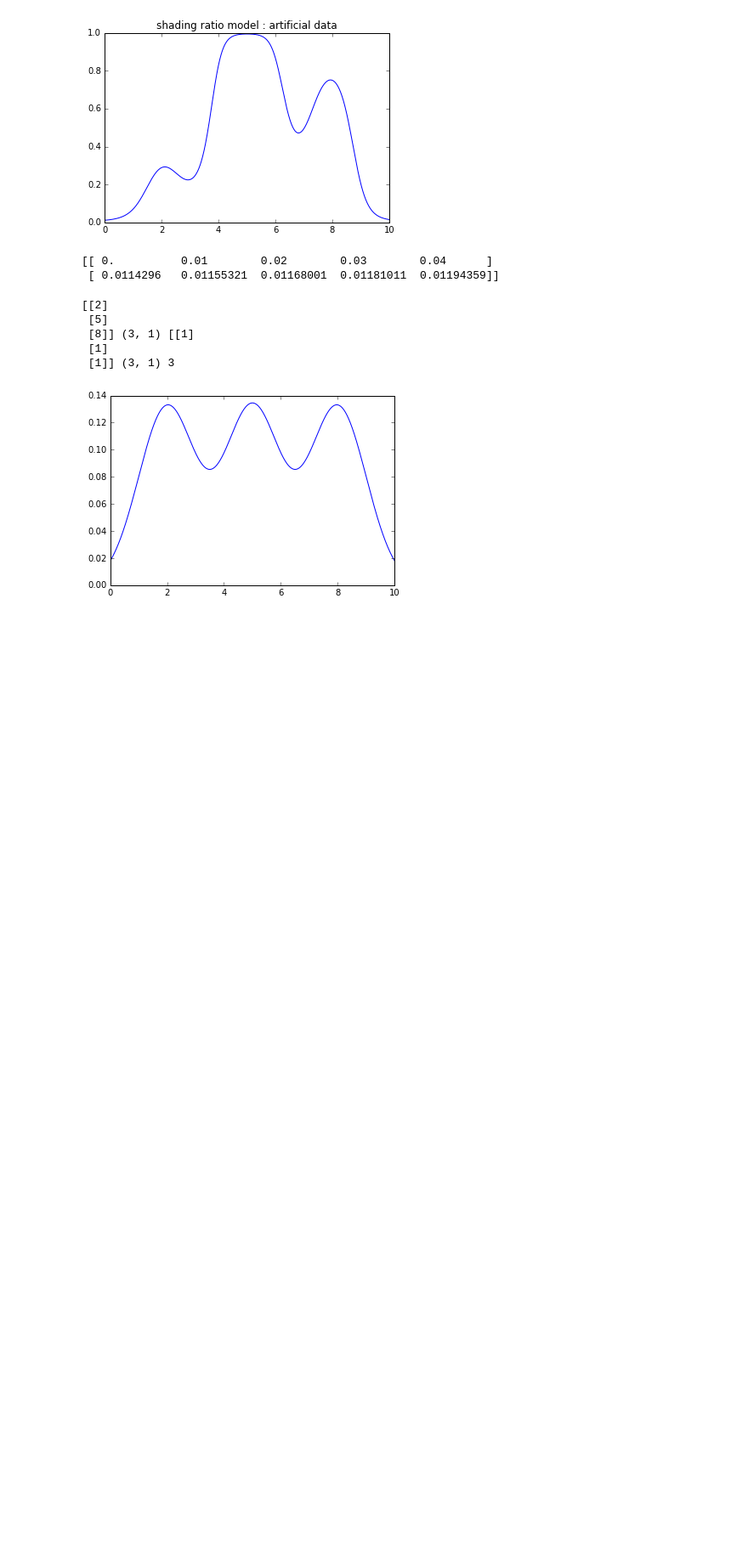
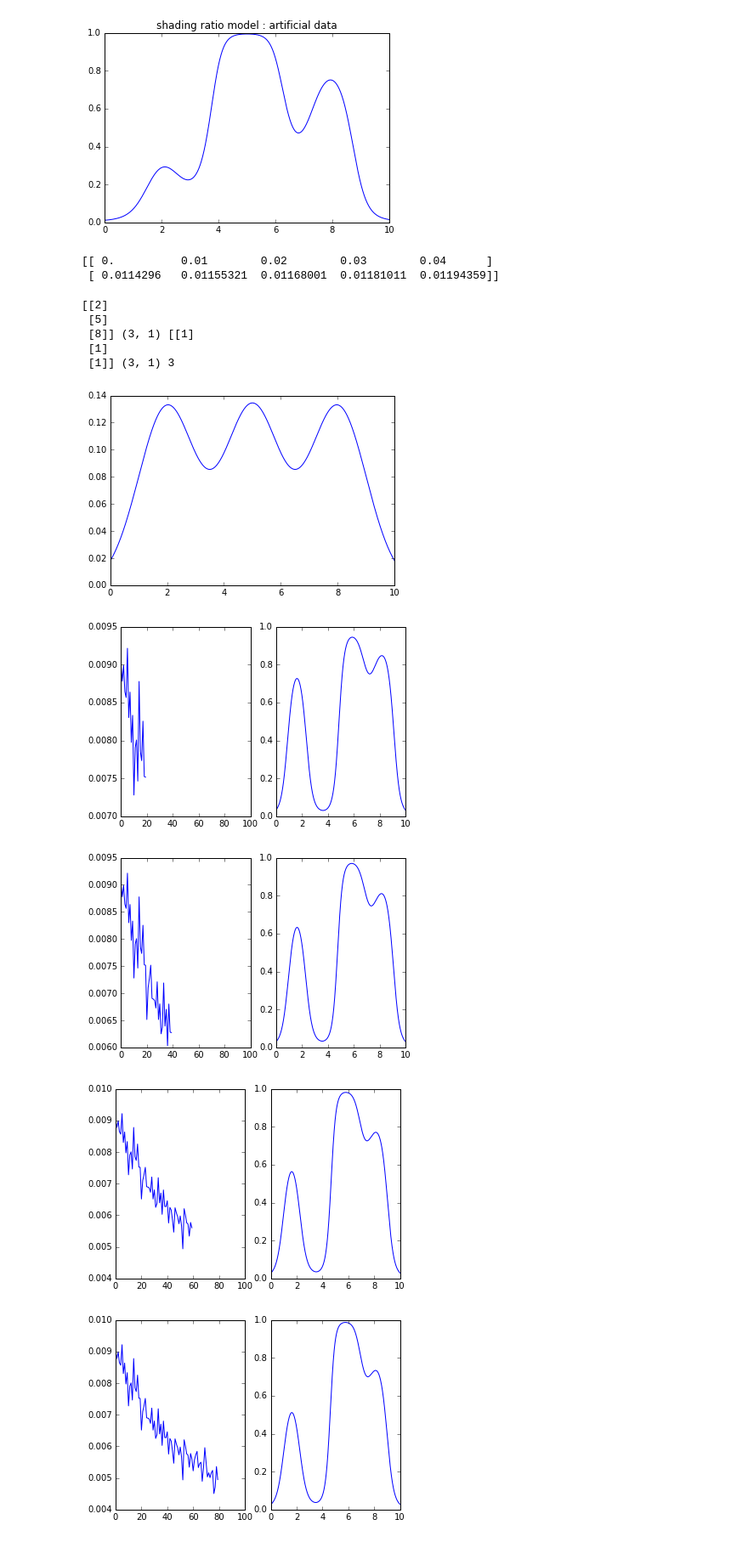
Before and after one commit to daigo0927/pyworks, a Jupyter notebook: ShadingRatioModeling/ShadeModeling.ipynb, the cells around one changed output. Shown at 85% size. Drawn from its saved outputs; the diff is of its cells as text; code cells hidden in the pictures; blank space fills up the shorter version.

```diff
--- a/ShadingRatioModeling/ShadeModeling.ipynb
+++ b/ShadingRatioModeling/ShadeModeling.ipynb
@@ -193,0 +196,44 @@ def BregmanDivergence(f, g, a):
+# %%
+loss_list = []
+
+iter_num = 100
+train_size = x.shape[0]
+batch_size = 1000
+learning_rate = 0.1
+
+model = ShadeModel(input_size=train_size, input_lim = [10], mixture_size=3, logistic_coefficient=[50. , -5])
+
+for i in range(iter_num):
+    batch_mask = np.random.choice(train_size, batch_size)
+    x_batch = x[batch_mask]
+    data_batch = data[1, batch_mask]
+
+    # compute gradient
+    grad = model.GenerateGrad(x_batch, data_batch)
+
+    # update parameters
+    for key in ('mus', 'covs', 'pi'):
+        model.params[key] -= learning_rate * grad[key]
+
+    model.params['pi'] = model.params['pi']/np.sum(model.params['pi'])
+
+    loss = model.loss(x_batch, data_batch)
+    loss_list.append(loss)
+
+    if(i % 20 ==19):
+        plt.subplot(121)
+        plt.plot(range(i+1), loss_list)
+        plt.xlim(0, iter_num)
+
+        y=[]
+        [y.append(model.predict(xx)) for xx in x]
+        plt.subplot(122)
+        plt.plot(x, y)
+        plt.xlim(0, 10)
+        plt.ylim(0, 1)
+        plt.show()
+# %% [output]
+[figure, added]
+[figure, added]
+[figure, added]
+[figure, added]
```
Also changed, not shown: parts of 6 cells of this notebook.
